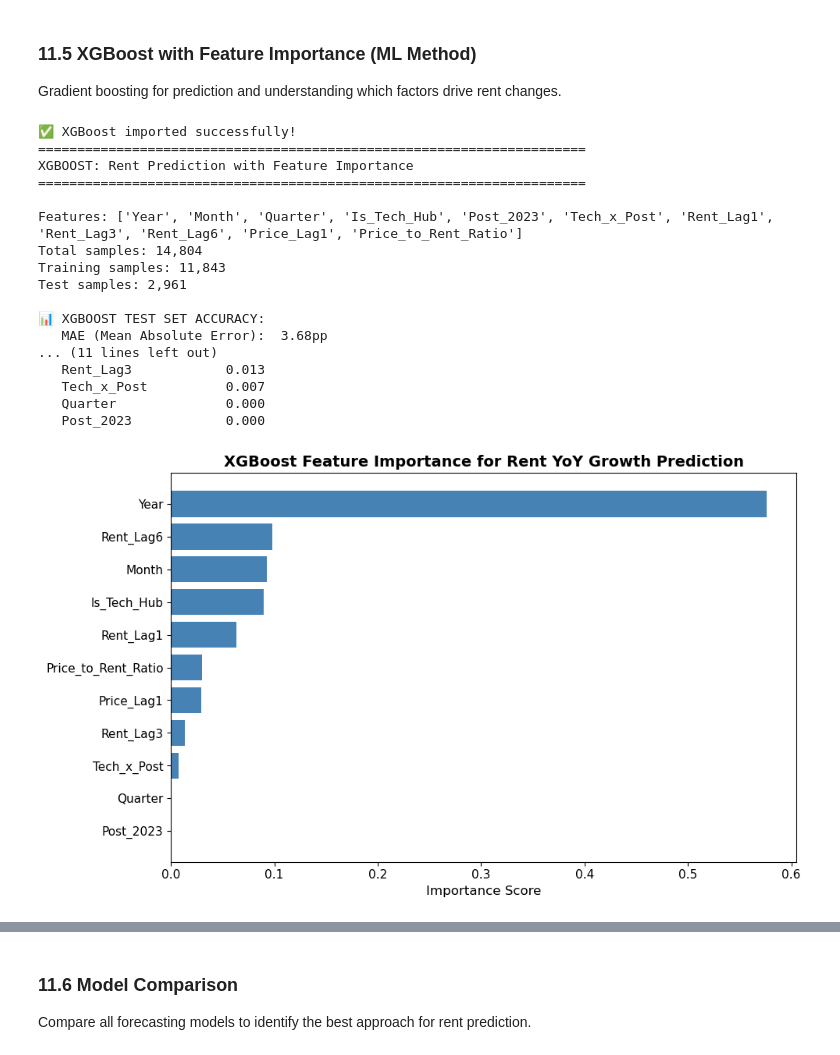
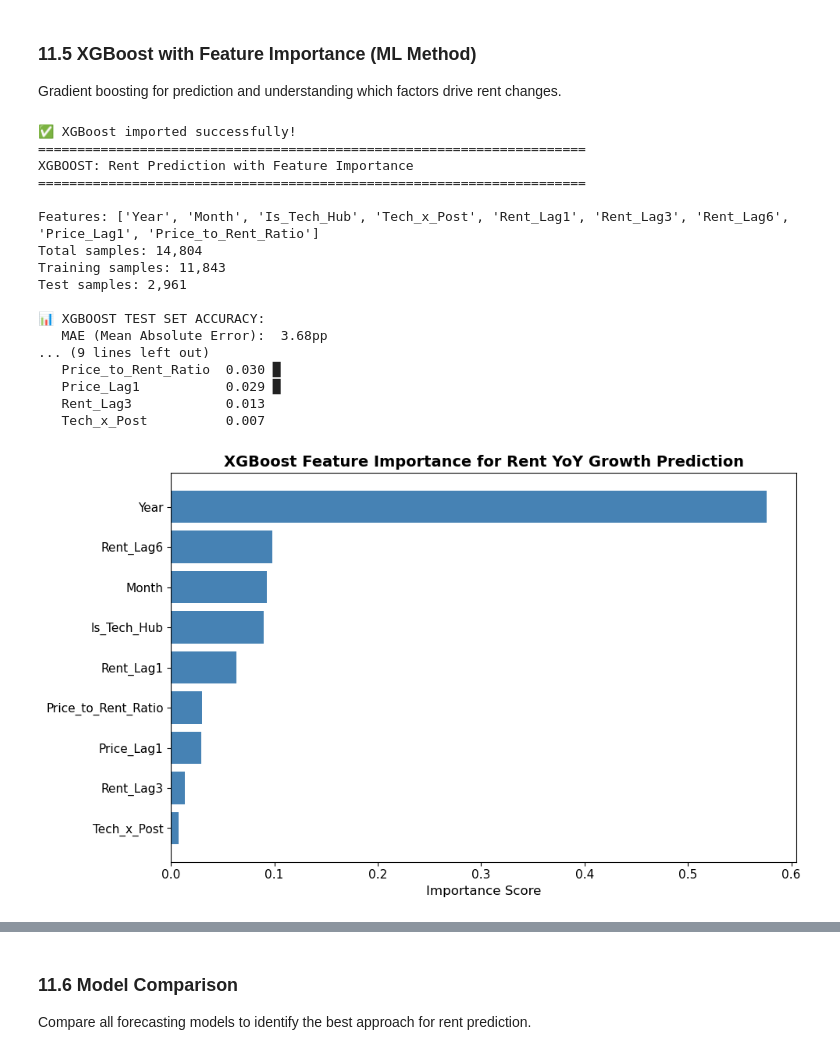
Before and after one commit to davidcao43/Research-Analysis, a Jupyter notebook: Notebook/Housing EDA Claude.ipynb, the cells around one changed output, grey strips where cells are left out. Saved outputs shown, nothing was run; the diff lists cells and outputs as text; code cells hidden in the pictures.

Commit message:
Update Housing EDA Claude notebook

```diff
--- a/Notebook/Housing EDA Claude.ipynb
+++ b/Notebook/Housing EDA Claude.ipynb
@@ -99,17 +280,17 @@ Number of date columns in Rental: 130
 
 Sample date columns: ['2000-01-31', '2000-02-29', '2000-03-31', '2000-04-30', '2000-05-31']
 # %%
-# Melt Housing dataframe from wide to long format
+# Melt Housing dataframe from wide to long format (INCLUDING STATE for strict classification)
 housing_long = housing_df.melt(
-    id_vars=['RegionName', 'City', 'Metro'],
+    id_vars=['RegionName', 'City', 'State', 'Metro'],  # State included from the start
     value_vars=housing_date_cols,
     var_name='Date',
     value_name='Price'
 )
 
-# Melt Rental dataframe from wide to long format
+# Melt Rental dataframe from wide to long format (INCLUDING STATE)
 rental_long = rental_df.melt(
-    id_vars=['RegionName', 'City', 'Metro'],
+    id_vars=['RegionName', 'City', 'State', 'Metro'],  # State included from the start
     value_vars=rental_date_cols,
     var_name='Date',
     value_name='Rent'
@@ -152,21 +333,20 @@ Date range Rental: 2019-01-31 00:00:00 to 2025-10-31 00:00:00
 
 Perform an inner join on RegionName (Zip Code), City, Metro, and Date to create a unified analysis dataset.
 # %%
-# Merge housing and rental data on RegionName, City, Metro, and Date
+# Merge housing and rental data (NOW INCLUDES STATE COLUMN)
 merged_df = pd.merge(
     housing_long,
     rental_long,
-    on=['RegionName', 'City', 'Metro', 'Date'],
+    on=['RegionName', 'City', 'State', 'Metro', 'Date'],  # State included in merge
     how='inner'
 )
+
+# Remove rows with null values in Price or Rent
+merged_df = merged_df.dropna(subset=['Price', 'Rent'])
 
 print(f"Merged dataframe shape: {merged_df.shape}")
 print(f"\nNull values before dropping:")
 print(merged_df[['Price', 'Rent']].isnull().sum())
-
-# Drop rows where Price or Rent is null
-merged_df = merged_df.dropna(subset=['Price', 'Rent'])
-
 print(f"\nMerged dataframe shape after dropping nulls: {merged_df.shape}")
 print(f"Number of unique zip codes: {merged_df['RegionName'].nunique()}")
 merged_df.head()
@@ -2613,11 +2966,11 @@ if xgb_available:
     xgb_data = xgb_data.dropna(subset=['Rent_YoY_Growth', 'Price_YoY_Growth'])
 
     # Create features
+    # Note: Quarter and Post_2023 removed (zero importance, redundant with Month and Tech_x_Post)
     xgb_data['Year'] = xgb_data['Date'].dt.year
     xgb_data['Month'] = xgb_data['Date'].dt.month
-    xgb_data['Quarter'] = xgb_data['Date'].dt.quarter
     xgb_data['Is_Tech_Hub'] = (xgb_data['Market_Category'] == 'Tech Hub').astype(int)
-    xgb_data['Post_2023'] = (xgb_data['Date'] >= '2023-01-01').astype(int)
+    xgb_data['Post_2023'] = (xgb_data['Date'] >= '2023-01-01').astype(int)  # Only used for interaction
     xgb_data['Tech_x_Post'] = xgb_data['Is_Tech_Hub'] * xgb_data['Post_2023']
 
     # Lag features
@@ -2630,8 +2983,8 @@ if xgb_available:
     # Drop rows with NaN from lag creation
     xgb_data = xgb_data.dropna()
 
-    # Define features and target
-    feature_cols = ['Year', 'Month', 'Quarter', 'Is_Tech_Hub', 'Post_2023', 'Tech_x_Post',
+    # Define features and target (9 features)
+    feature_cols = ['Year', 'Month', 'Is_Tech_Hub', 'Tech_x_Post',
                     'Rent_Lag1', 'Rent_Lag3', 'Rent_Lag6', 'Price_Lag1', 'Price_to_Rent_Ratio']
 
     X = xgb_data[feature_cols]
@@ -2684,35 +3037,35 @@ if xgb_available:
         print(f"   {row['Feature']:<20} {row['Importance']:.3f} {bar}")
 
     # Plot feature importance
     fig, ax = plt.subplots(figsize=(10, 6))
     ax.barh(importance['Feature'], importance['Importance'], color='steelblue')
     ax.set_xlabel('Importance Score', fontsize=12)
     ax.set_title('XGBoost Feature Importance for Rent YoY Growth Prediction', fontsize=14, fontweight='bold')
     ax.invert_yaxis()
     plt.tight_layout()
     plt.show()
 
 else:
     print("\n⚠️ Skipping XGBoost section. Install with: pip install xgboost")
     mae_xgb = None
     rmse_xgb = None
     mape_xgb = None
 # %% [output]
 ✅ XGBoost imported successfully!
 ======================================================================
 XGBOOST: Rent Prediction with Feature Importance
 ======================================================================
 
-Features: ['Year', 'Month', 'Quarter', 'Is_Tech_Hub', 'Post_2023', 'Tech_x_Post', 'Rent_Lag1', 'Rent_Lag3', 'Rent_Lag6', 'Price_Lag1', 'Price_to_Rent_Ratio']
+Features: ['Year', 'Month', 'Is_Tech_Hub', 'Tech_x_Post', 'Rent_Lag1', 'Rent_Lag3', 'Rent_Lag6', 'Price_Lag1', 'Price_to_Rent_Ratio']
 Total samples: 14,804
 Training samples: 11,843
 Test samples: 2,961
 
 📊 XGBOOST TEST SET ACCURACY:
    MAE (Mean Absolute Error):  3.68pp
-... (11 lines left out)
+... (9 lines left out)
+   Price_to_Rent_Ratio  0.030 █
+   Price_Lag1           0.029 █
    Rent_Lag3            0.013
    Tech_x_Post          0.007
-   Quarter              0.000
-   Post_2023            0.000
-[figure, old version]
+[figure, new version]
```
Also changed, not shown: parts of 34 cells of this notebook.
